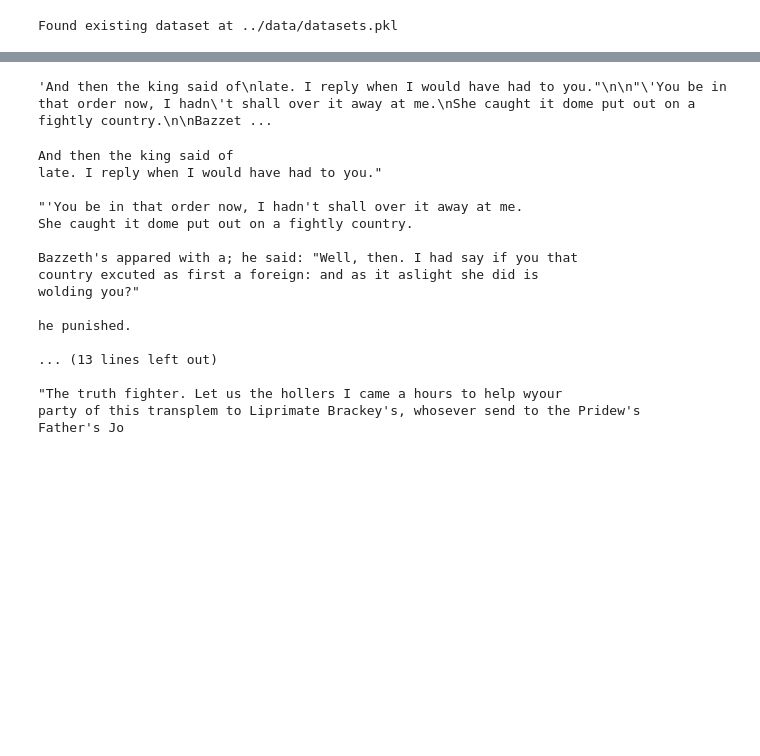
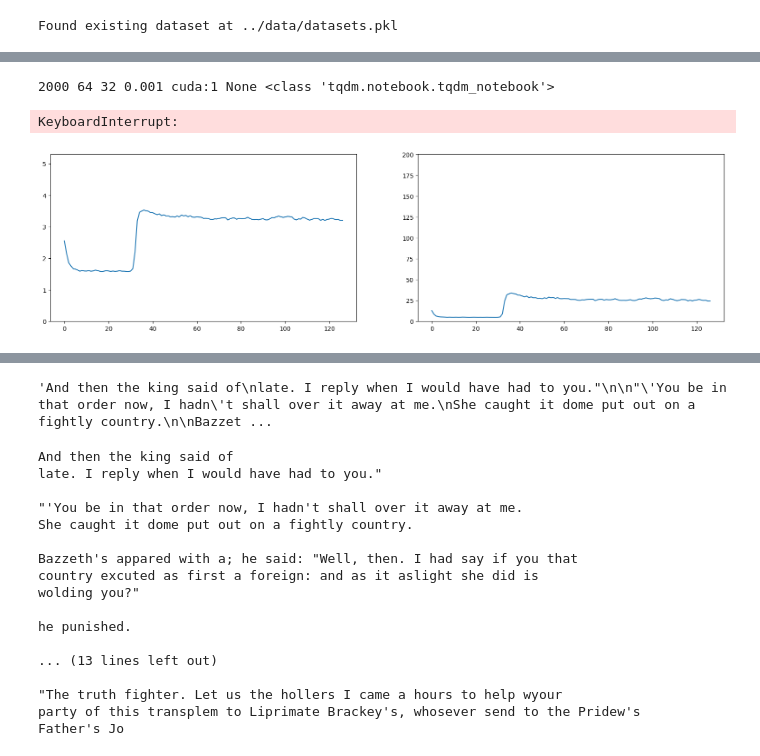
Before and after one commit to akarshkumar0101/transformer-memory, a Jupyter notebook: skip/debug.ipynb, the cells around one changed output, grey strips where cells are left out. Cells and saved outputs as stored; diff of their text form; code cells hidden in the pictures; blank space fills up the shorter version.

```diff
--- a/skip/debug.ipynb
+++ b/skip/debug.ipynb
@@ -71,0 +70,11 @@ util.count_params(net)
+# %%
+net.train()
+train.train_transformer(ds_train, net, n_batches=2000, batch_size=batch_size, seq_len=seq_len, lr=1e-3, device='cuda:1', tqdm=tqdm)
+# %% [output]
+2000 64 32 0.001 cuda:1 None <class 'tqdm.notebook.tqdm_notebook'>
+KeyboardInterrupt:
+# %%
+net.eval()
+losses = graph_it(net, n_batches=200, batch_size=batch_size, seq_len=seq_len*4, device='cuda:1');
+# %% [output]
+[figure, added]
```
Also changed, not shown: parts of 12 cells of this notebook, 8 other files.
